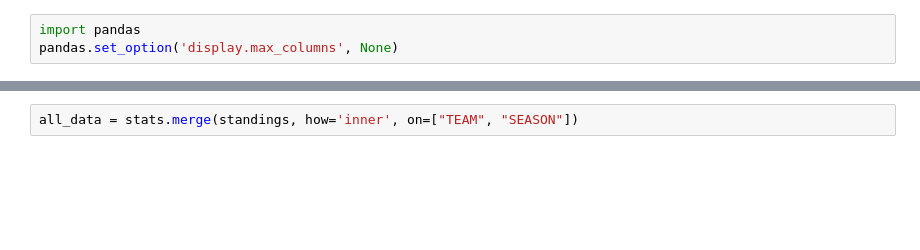
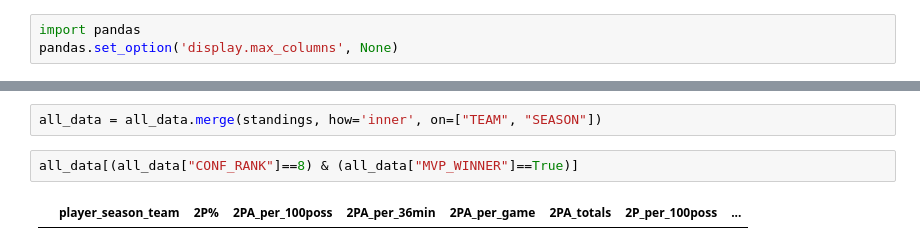
Before and after one commit to pauldes/nba, a Jupyter notebook: consolidate_data.ipynb, the cells around one changed output, grey strips where cells are left out. Cells and saved outputs as stored; diff of their text form; blank space fills up the shorter version.

```diff
--- a/consolidate_data.ipynb
+++ b/consolidate_data.ipynb
@@ -42,5 +43,9 @@ all_data.sample(3)
 # %%
-all_data = stats.merge(standings, how='inner', on=["TEAM", "SEASON"])
+all_data = all_data.merge(standings, how='inner', on=["TEAM", "SEASON"])
+# %%
+all_data[(all_data["CONF_RANK"]==8) & (all_data["MVP_WINNER"]==True)]
+# %% [output]
+|  | player_season_team | 2P% | 2PA_per_100poss | 2PA_per_36min | 2PA_per_game | 2PA_totals | 2P_per_100poss | ... |
 # %%
 all_data.sample(3)
 # %% [output]
```
Also changed, not shown: parts of 14 cells of this notebook, 7 other files.
